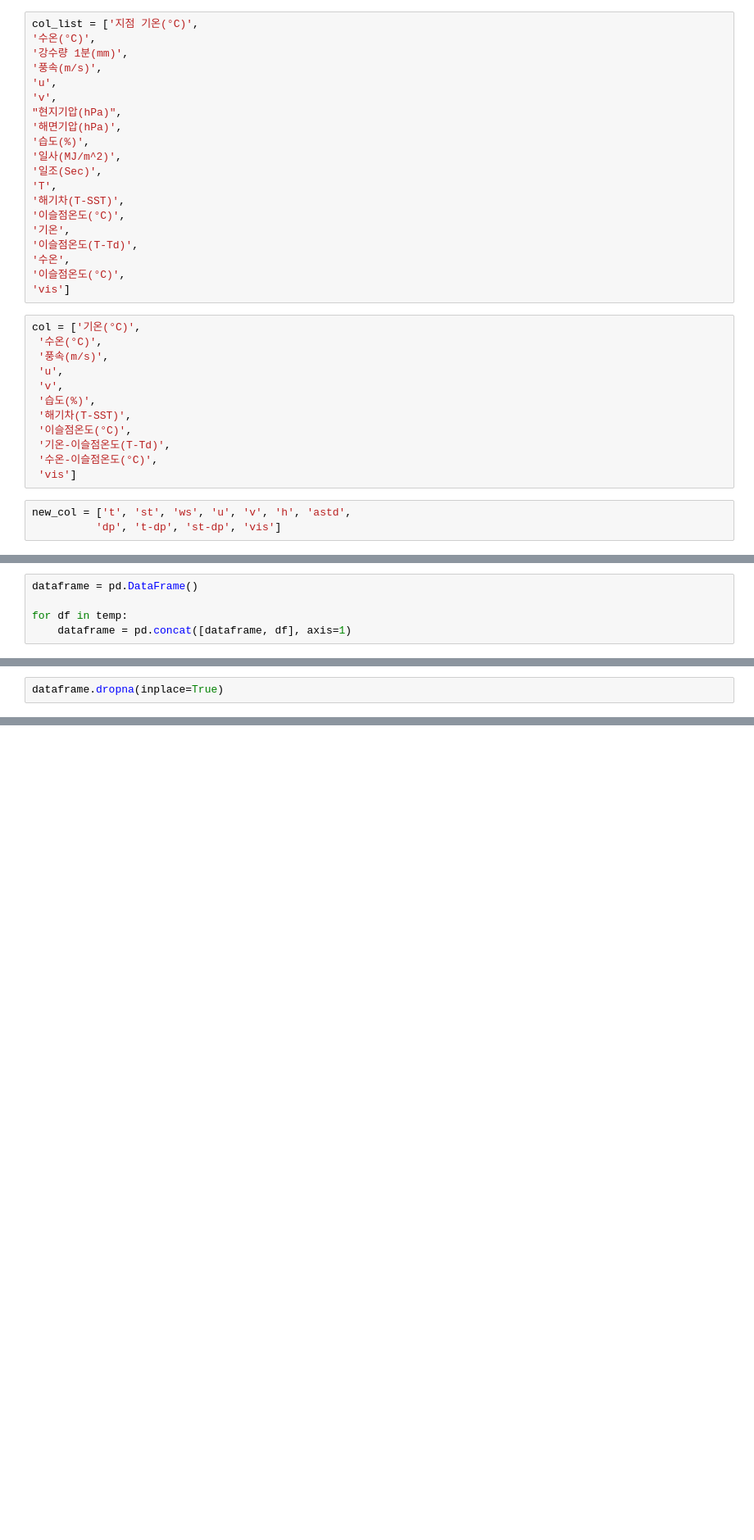
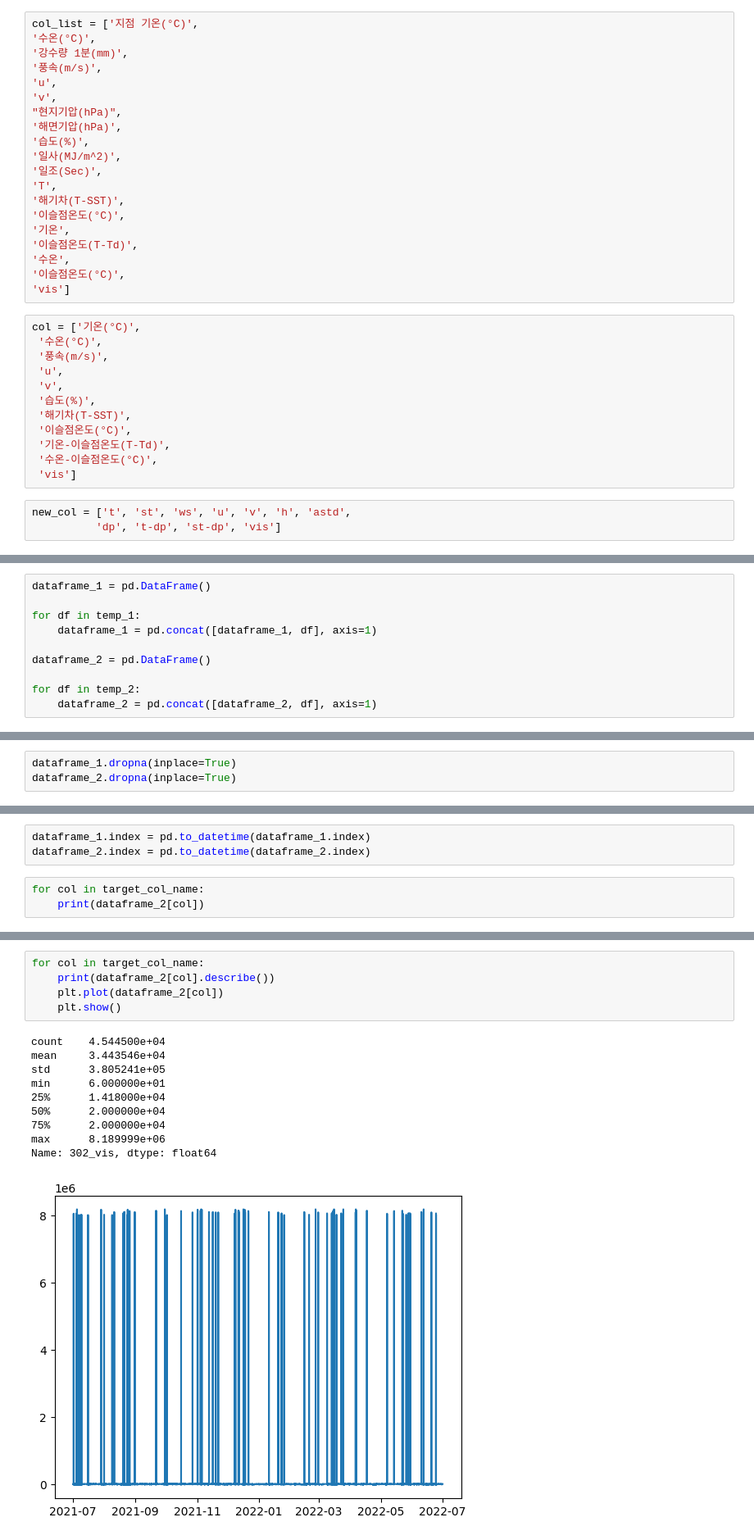
Before and after one commit to Kim-Ju-Hyeon/Graph_N_BEATS_Anomaly, a Jupyter notebook: Jupyter Notebook/sea_fog_dataset.ipynb, the cells around one changed output, grey strips where cells are left out. Shown at 82% size. Cells and saved outputs as stored; diff of their text form; blank space fills up the shorter version.

```diff
--- a/Jupyter Notebook/sea_fog_dataset.ipynb
+++ b/Jupyter Notebook/sea_fog_dataset.ipynb
@@ -89,5 +94,10 @@ for ii, _dir in enumerate(data_dir):
 # %%
-dataframe = pd.DataFrame()
+dataframe_1 = pd.DataFrame()
 
-for df in temp:
-    dataframe = pd.concat([dataframe, df], axis=1)
+for df in temp_1:
+    dataframe_1 = pd.concat([dataframe_1, df], axis=1)
+
+dataframe_2 = pd.DataFrame()
+
+for df in temp_2:
+    dataframe_2 = pd.concat([dataframe_2, df], axis=1)
@@ -111,2 +104,3 @@ dataframe
 # %%
-dataframe.dropna(inplace=True)
+dataframe_1.dropna(inplace=True)
+dataframe_2.dropna(inplace=True)
@@ -129,0 +107,6 @@ dataframe
+# %%
+dataframe_1.index = pd.to_datetime(dataframe_1.index)
+dataframe_2.index = pd.to_datetime(dataframe_2.index)
+# %%
+for col in target_col_name:
+    print(dataframe_2[col])
@@ -129,0 +131,16 @@ dataframe
+# %%
+for col in target_col_name:
+    print(dataframe_2[col].describe())
+    plt.plot(dataframe_2[col])
+    plt.show()
+# %% [output]
+count    4.544500e+04
+mean     3.443546e+04
+std      3.805241e+05
+min      6.000000e+01
+25%      1.418000e+04
+50%      2.000000e+04
+75%      2.000000e+04
+max      8.189999e+06
+Name: 302_vis, dtype: float64
+[figure, added]
```
Also changed, not shown: parts of 6 cells of this notebook.
